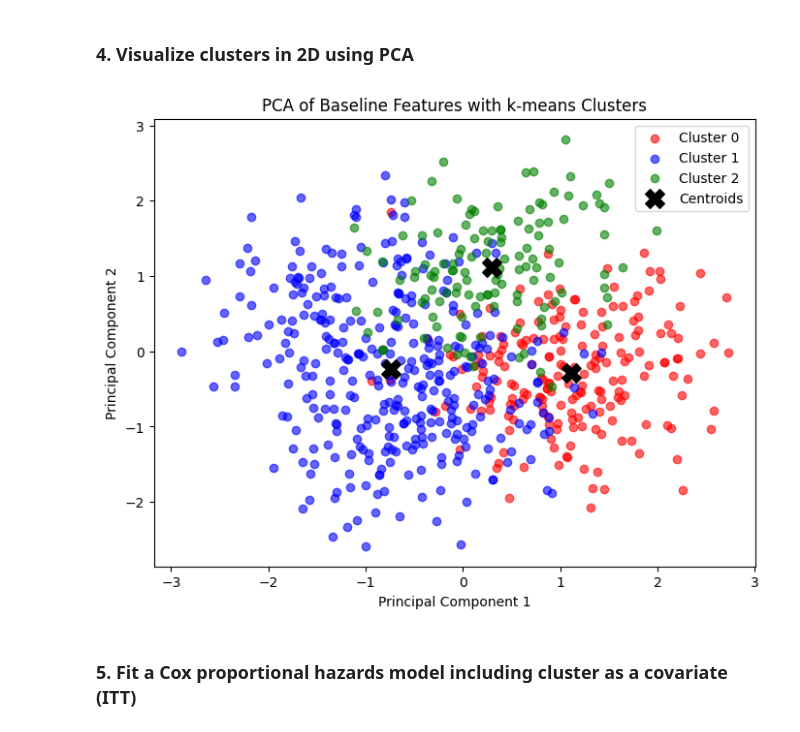
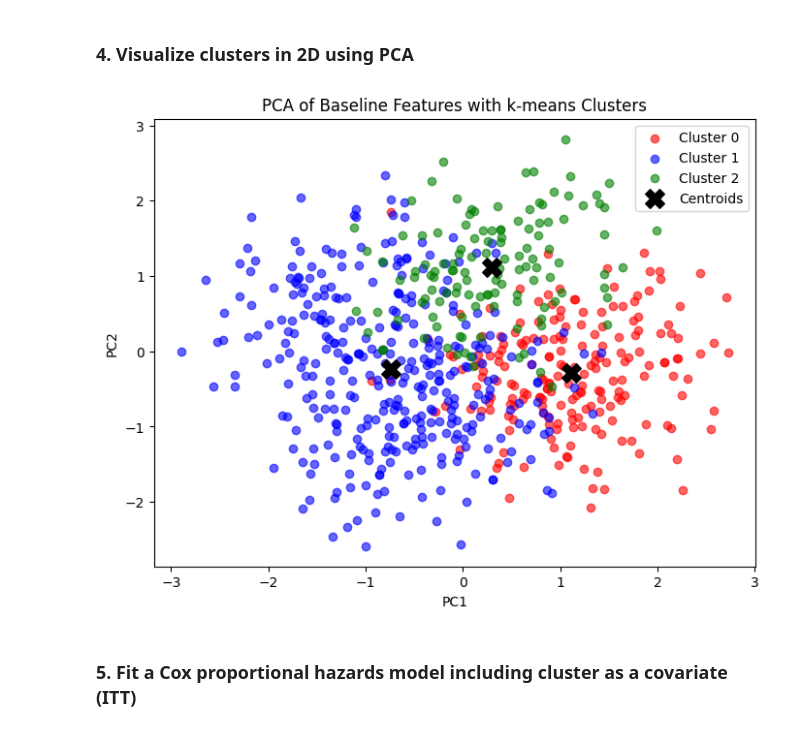
Before and after one commit to Alias314/TTE, a Jupyter notebook: TTE-V2.ipynb, the cells around one changed output. Drawn from its saved outputs; the diff is of its cells as text; code cells hidden in the pictures.

```diff
--- a/TTE-V2.ipynb
+++ b/TTE-V2.ipynb
@@ -139,29 +148,29 @@ Cluster Summary:
 # %%
 pca = PCA(n_components=2)
 data_pca = pca.fit_transform(data_scaled)
 
 itt_data['PC1'] = data_pca[:, 0]
 itt_data['PC2'] = data_pca[:, 1]
 
 plt.figure(figsize=(8, 6))
 colors = ['red', 'blue', 'green', 'orange', 'purple']  # Extend if k>5
 for cluster in range(k):
     cluster_data = itt_data[itt_data['cluster'] == cluster]
     plt.scatter(cluster_data['PC1'], cluster_data['PC2'],
                 label=f'Cluster {cluster}', alpha=0.6, c=colors[cluster % len(colors)])
 
 # Plot centroids in PCA space
 centers = kmeans.cluster_centers_
 centers_pca = pca.transform(centers)
 plt.scatter(centers_pca[:, 0], centers_pca[:, 1], marker='X', s=200, c='black', label='Centroids')
 
-plt.xlabel("Principal Component 1")
-plt.ylabel("Principal Component 2")
+plt.xlabel("PC1")
+plt.ylabel("PC2")
 plt.title("PCA of Baseline Features with k-means Clusters")
 plt.legend()
 plt.show()
 # %% [output]
-[figure, old version]
+[figure, new version]
 # %% [markdown]
 ### 5. Fit a Cox proportional hazards model including cluster as a covariate (ITT)
 # %%
```
Also changed, not shown: parts of 2 cells of this notebook.
